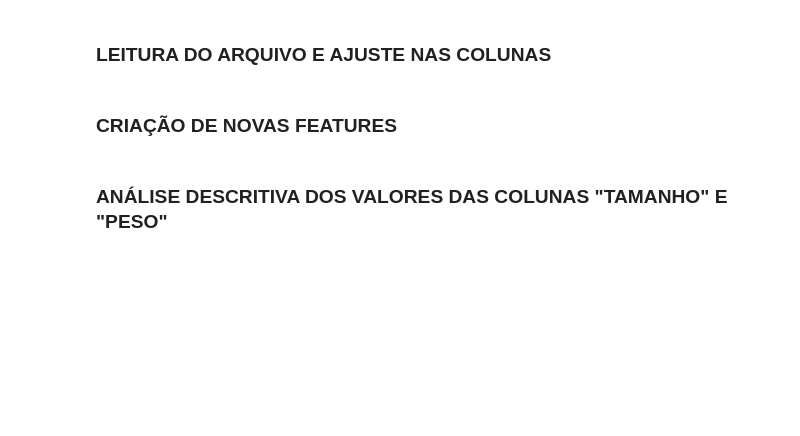
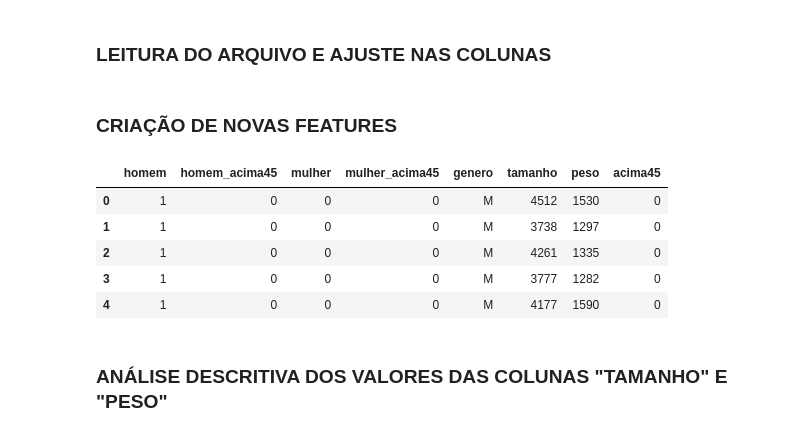
Before and after one commit to guilourenzo/mba-usp, a Jupyter notebook: ESTATÍSTICA PARA CIÊNCIA DE DADOS/AVALIACAO FINAL/GUILHERME_LOURENCO-AVALIACAO_FINAL.ipynb, the cells around one changed output. Saved outputs shown, nothing was run; the diff lists cells and outputs as text; code cells hidden in the pictures; blank space fills up the shorter version.

```diff
--- a/ESTATÍSTICA PARA CIÊNCIA DE DADOS/AVALIACAO FINAL/GUILHERME_LOURENCO-AVALIACAO_FINAL.ipynb
+++ b/ESTATÍSTICA PARA CIÊNCIA DE DADOS/AVALIACAO FINAL/GUILHERME_LOURENCO-AVALIACAO_FINAL.ipynb
@@ -30,5 +42,14 @@ brain['mulher_acima45'] = [1 if age == 1 and woman == 1 else 0 for age, woman in
 
 # AJUSTE NA ORDEM DAS COLUNAS
 brain = brain.reindex(columns=['homem', 'homem_acima45', 'mulher', 'mulher_acima45', 'genero', 'tamanho', 'peso', 'acima45'])
+# %%
+brain.head()
+# %% [output]
+|  | homem | homem_acima45 | mulher | mulher_acima45 | genero | tamanho | peso | acima45 |
+| 0 | 1 | 0 | 0 | 0 | M | 4512 | 1530 | 0 |
+| 1 | 1 | 0 | 0 | 0 | M | 3738 | 1297 | 0 |
+| 2 | 1 | 0 | 0 | 0 | M | 4261 | 1335 | 0 |
+| 3 | 1 | 0 | 0 | 0 | M | 3777 | 1282 | 0 |
+| 4 | 1 | 0 | 0 | 0 | M | 4177 | 1590 | 0 |
 # %% [markdown]
 ### ANÁLISE DESCRITIVA DOS VALORES DAS COLUNAS "TAMANHO" E "PESO"
```
Also changed, not shown: parts of 28 cells of this notebook, 3 other files.
